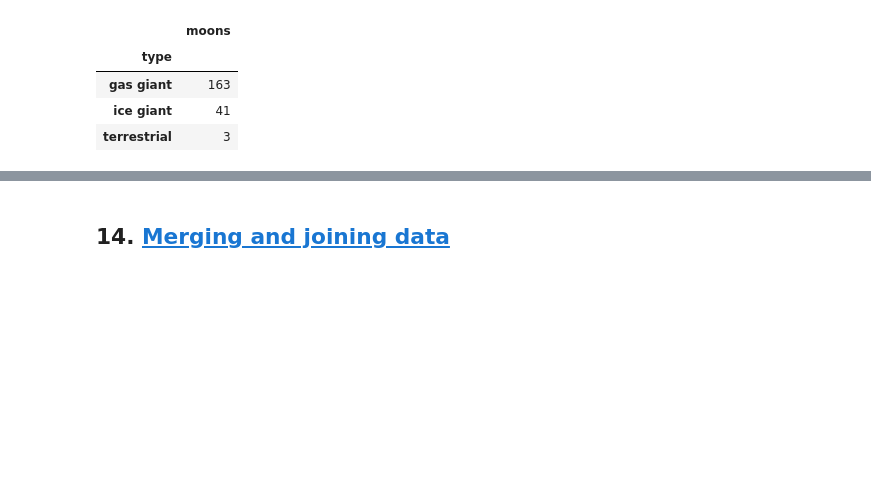
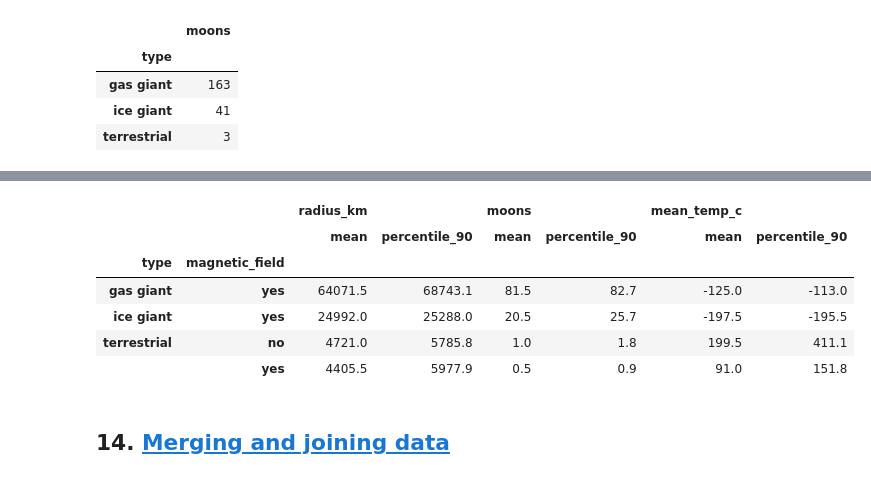
Before and after one commit to ghodkevrushabh/Python_practice, a Jupyter notebook: Module 4/Module_4.ipynb, the cells around one changed output, grey strips where cells are left out. Cells and saved outputs as stored; diff of their text form; code cells hidden in the pictures; blank space fills up the shorter version.

```diff
--- a/Module 4/Module_4.ipynb
+++ b/Module 4/Module_4.ipynb
@@ -1055,8 +1277,16 @@ def percentile_90(x):
 # %%
 # Group by type and magnetic_field, then use the agg() function to apply the
 # mean and the custom-defined `percentile_90()` function to the numeric
 # columns for each group.
-planets.groupby(['type', 'magnetic_field']).agg(['mean', percentile_90])
+planets.groupby(['type', 'magnetic_field'])[['radius_km', 'moons', 'mean_temp_c']].agg(['mean', percentile_90])
+# %% [output]
+|  |  | radius_km |  | moons |  | mean_temp_c |  |
+|  |  | mean | percentile_90 | mean | percentile_90 | mean | percentile_90 |
+| type | magnetic_field |  |  |  |  |  |  |
+| gas giant | yes | 64071.5 | 68743.1 | 81.5 | 82.7 | -125.0 | -113.0 |
+| ice giant | yes | 24992.0 | 25288.0 | 20.5 | 25.7 | -197.5 | -195.5 |
+| terrestrial | no | 4721.0 | 5785.8 | 1.0 | 1.8 | 199.5 | 411.1 |
+|  | yes | 4405.5 | 5977.9 | 0.5 | 0.9 | 91.0 | 151.8 |
 # %% [markdown]
 <a name="14"></a>
 ## 14. [Merging and joining data](https://www.coursera.org/learn/get-started-with-python/lecture/Jsipy/merging-and-joining-data)
```
Also changed, not shown: parts of 42 cells of this notebook.
